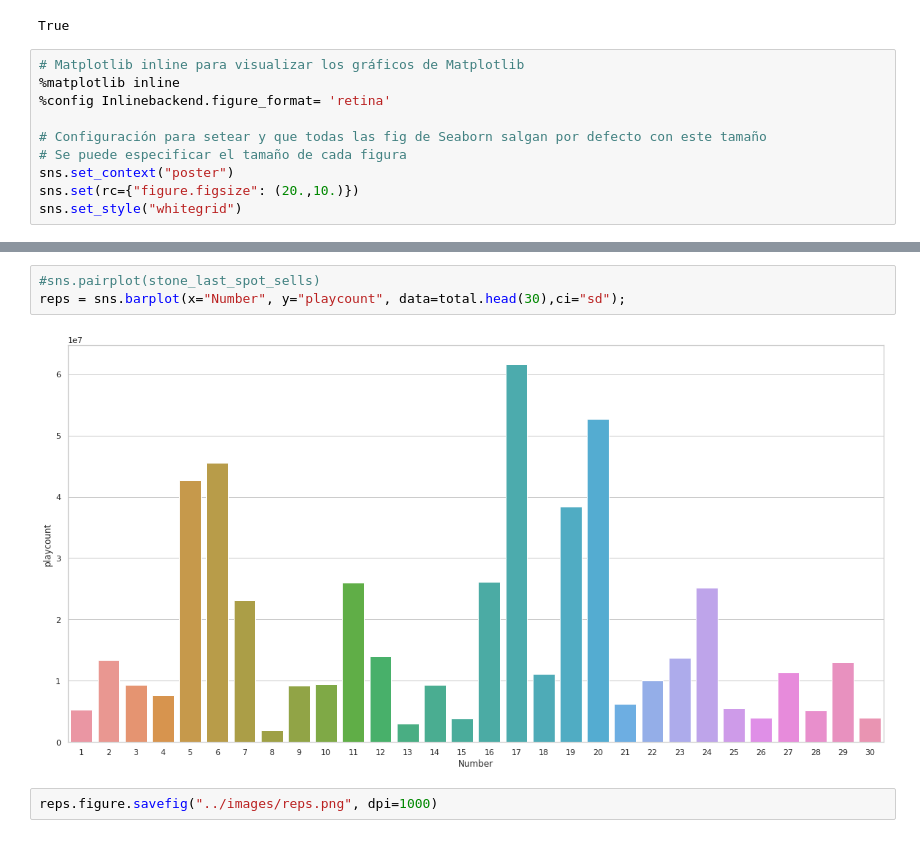
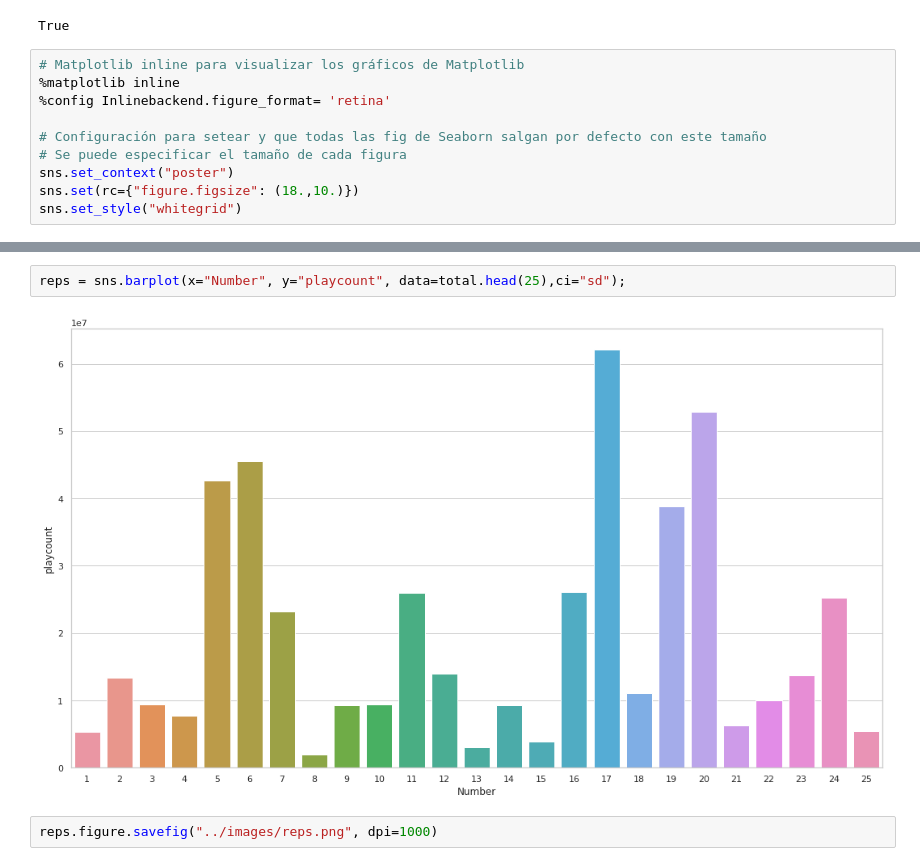
Before and after one commit to data2021oct/Pipelines-project, a Jupyter notebook: notebooks/visualization.ipynb, the cells around one changed output, grey strips where cells are left out. Cells and saved outputs as stored; diff of their text form.

Commit message:
visualizacion y readme

```diff
--- a/notebooks/visualization.ipynb
+++ b/notebooks/visualization.ipynb
@@ -25,5 +25,5 @@ True
 # Configuración para setear y que todas las fig de Seaborn salgan por defecto con este tamaño
 # Se puede especificar el tamaño de cada figura
 sns.set_context("poster")
-sns.set(rc={"figure.figsize": (20.,10.)})
+sns.set(rc={"figure.figsize": (18.,10.)})
 sns.set_style("whitegrid")
@@ -44,7 +43,6 @@ Index(['Number', 'Year', 'Album', 'Artist', 'Type', 'Rating', 'Gen',
 # %%
-#sns.pairplot(stone_last_spot_sells)
-reps = sns.barplot(x="Number", y="playcount", data=total.head(30),ci="sd");
+reps = sns.barplot(x="Number", y="playcount", data=total.head(25),ci="sd");
 # %% [output]
-[figure, old version]
+[figure, new version]
 # %%
 reps.figure.savefig("../images/reps.png", dpi=1000)
```
Also changed, not shown: parts of 15 cells of this notebook, 20 other files.
